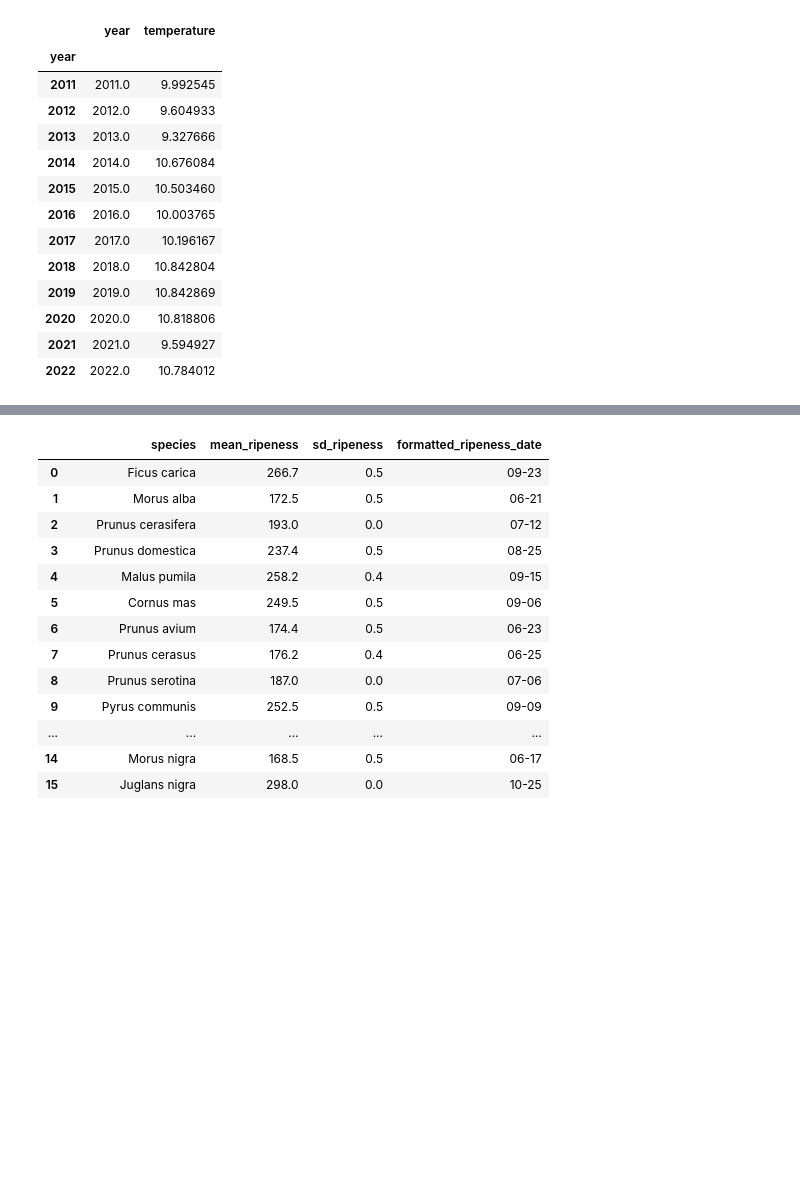
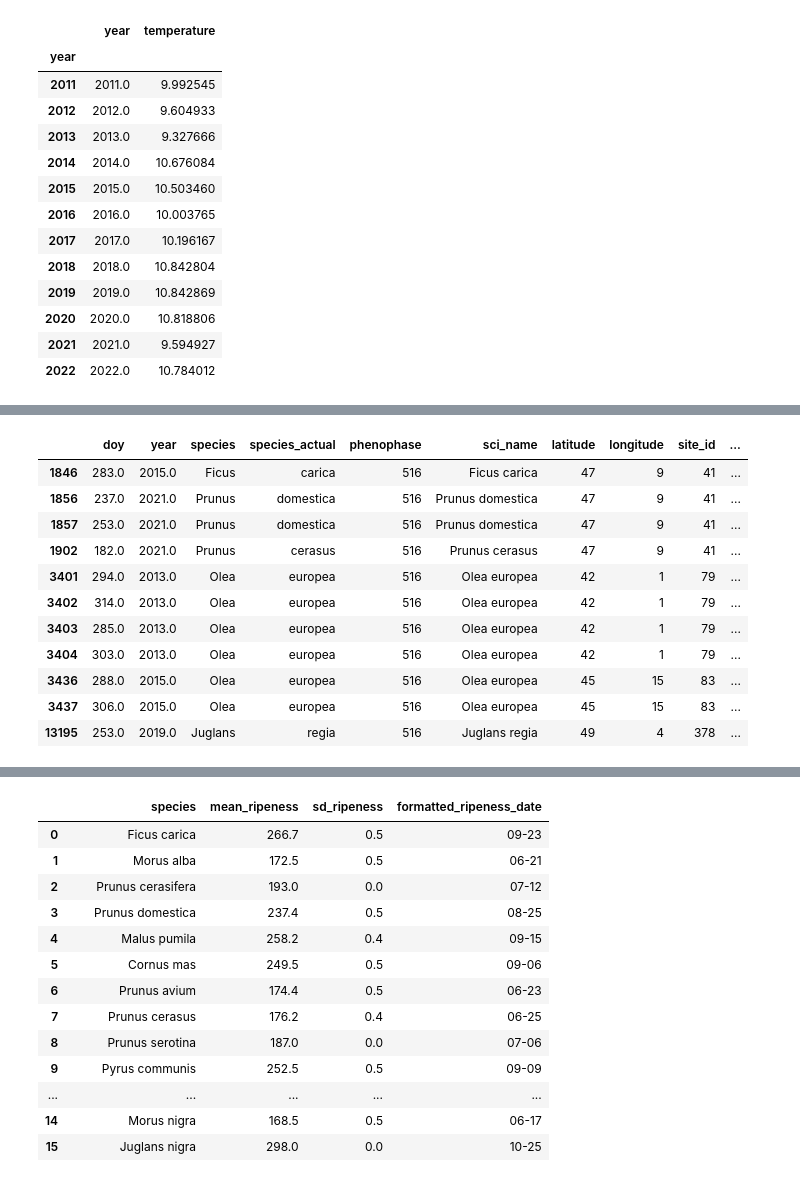
Before and after one commit to falling-fruit/dfg-seasons, a Jupyter notebook: modelling/process_euro_weather_data.ipynb, the cells around one changed output, grey strips where cells are left out. Cells and saved outputs as stored; diff of their text form; code cells hidden in the pictures; blank space fills up the shorter version.

```diff
--- a/modelling/process_euro_weather_data.ipynb
+++ b/modelling/process_euro_weather_data.ipynb
@@ -702,0 +718,15 @@ array([267, 266, 172, 173, 193, 238, 237, 258, 259, 249, 250, 175, 174,
+# %%
+full_prediction_df[full_prediction_df['flowering_day'] == 999]
+# %% [output]
+|  | doy | year | species | species_actual | phenophase | sci_name | latitude | longitude | site_id | ... |
+| 1846 | 283.0 | 2015.0 | Ficus | carica | 516 | Ficus carica | 47 | 9 | 41 | ... |
+| 1856 | 237.0 | 2021.0 | Prunus | domestica | 516 | Prunus domestica | 47 | 9 | 41 | ... |
+| 1857 | 253.0 | 2021.0 | Prunus | domestica | 516 | Prunus domestica | 47 | 9 | 41 | ... |
+| 1902 | 182.0 | 2021.0 | Prunus | cerasus | 516 | Prunus cerasus | 47 | 9 | 41 | ... |
+| 3401 | 294.0 | 2013.0 | Olea | europea | 516 | Olea europea | 42 | 1 | 79 | ... |
+| 3402 | 314.0 | 2013.0 | Olea | europea | 516 | Olea europea | 42 | 1 | 79 | ... |
+| 3403 | 285.0 | 2013.0 | Olea | europea | 516 | Olea europea | 42 | 1 | 79 | ... |
+| 3404 | 303.0 | 2013.0 | Olea | europea | 516 | Olea europea | 42 | 1 | 79 | ... |
+| 3436 | 288.0 | 2015.0 | Olea | europea | 516 | Olea europea | 45 | 15 | 83 | ... |
+| 3437 | 306.0 | 2015.0 | Olea | europea | 516 | Olea europea | 45 | 15 | 83 | ... |
+| 13195 | 253.0 | 2019.0 | Juglans | regia | 516 | Juglans regia | 49 | 4 | 378 | ... |
```
Also changed, not shown: parts of 17 cells of this notebook, 4 other files.
